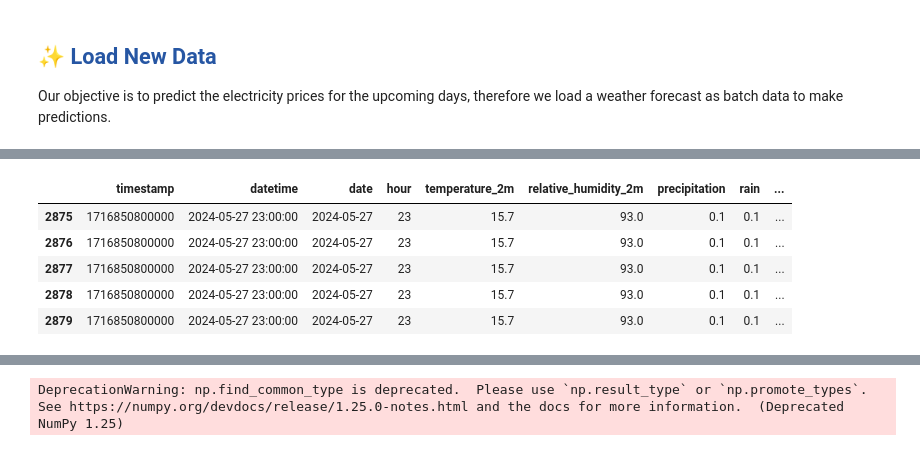
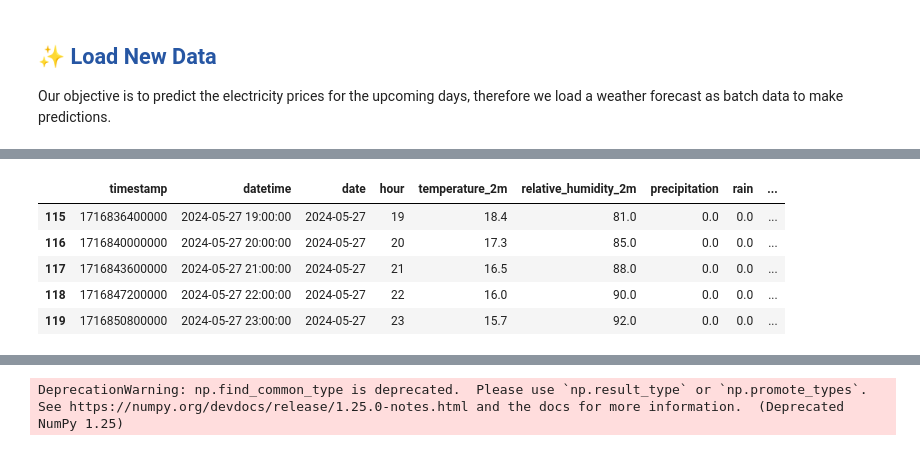
Before and after one commit to Benj3037/bds_m7_second-semester-project, a Jupyter notebook: pipeline/4_1_batch_inference_xgb.ipynb, the cells around one changed output, grey strips where cells are left out. Cells and saved outputs as stored; diff of their text form; code cells hidden in the pictures.

```diff
--- a/pipeline/4_1_batch_inference_xgb.ipynb
+++ b/pipeline/4_1_batch_inference_xgb.ipynb
@@ -108,6 +150,6 @@ calendar_df = calendar.calendar_denmark()
 # %%
 # Merging the weather forecast and calendar dataframes
-new_data = pd.merge(weather_forecast_df, calendar_df, how='inner', left_on='date', right_on='date')
+new_data = pd.merge(weather_forecast_df, calendar_df, how='inner', left_on='timestamp', right_on='timestamp')
 
 # Displaying the new data
 new_data.tail()
@@ -143,16 +185,16 @@ memory usage: 495.0 KB
 # %%
 # Dropping and renameing columns
-new_data.drop(columns=['datetime_y', 'hour_y', 'timestamp_y'], inplace=True)
+new_data.drop(columns=['datetime_y', 'hour_y', 'date_y'], inplace=True)
 new_data.rename(columns={
-    'timestamp_x': 'timestamp',
+    'date_x': 'date',
     'datetime_x': 'datetime',
     'hour_x': 'hour'}, inplace=True)
 
 new_data.tail()
 # %% [output]
 |  | timestamp | datetime | date | hour | temperature_2m | relative_humidity_2m | precipitation | rain | ... |
-| 2875 | 1716850800000 | 2024-05-27 23:00:00 | 2024-05-27 | 23 | 15.7 | 93.0 | 0.1 | 0.1 | ... |
-| 2876 | 1716850800000 | 2024-05-27 23:00:00 | 2024-05-27 | 23 | 15.7 | 93.0 | 0.1 | 0.1 | ... |
-| 2877 | 1716850800000 | 2024-05-27 23:00:00 | 2024-05-27 | 23 | 15.7 | 93.0 | 0.1 | 0.1 | ... |
-| 2878 | 1716850800000 | 2024-05-27 23:00:00 | 2024-05-27 | 23 | 15.7 | 93.0 | 0.1 | 0.1 | ... |
-| 2879 | 1716850800000 | 2024-05-27 23:00:00 | 2024-05-27 | 23 | 15.7 | 93.0 | 0.1 | 0.1 | ... |
+| 115 | 1716836400000 | 2024-05-27 19:00:00 | 2024-05-27 | 19 | 18.4 | 81.0 | 0.0 | 0.0 | ... |
+| 116 | 1716840000000 | 2024-05-27 20:00:00 | 2024-05-27 | 20 | 17.3 | 85.0 | 0.0 | 0.0 | ... |
+| 117 | 1716843600000 | 2024-05-27 21:00:00 | 2024-05-27 | 21 | 16.5 | 88.0 | 0.0 | 0.0 | ... |
+| 118 | 1716847200000 | 2024-05-27 22:00:00 | 2024-05-27 | 22 | 16.0 | 90.0 | 0.0 | 0.0 | ... |
+| 119 | 1716850800000 | 2024-05-27 23:00:00 | 2024-05-27 | 23 | 15.7 | 92.0 | 0.0 | 0.0 | ... |
```
Also changed, not shown: parts of 13 cells of this notebook.
